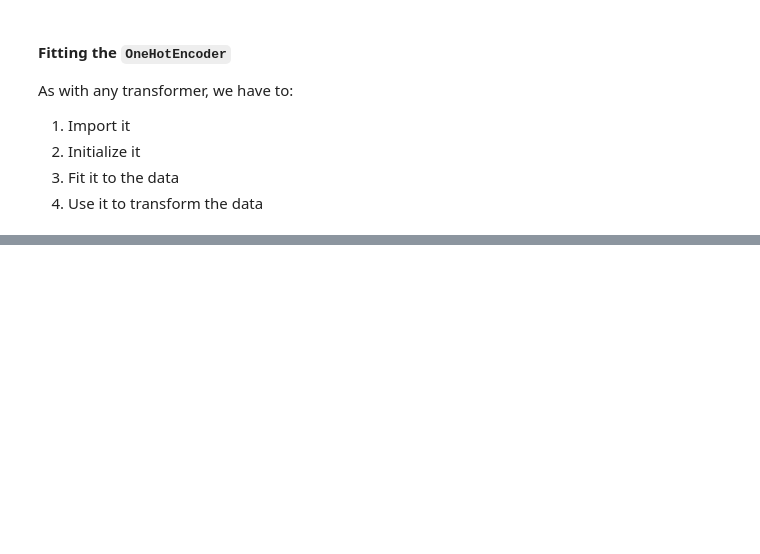
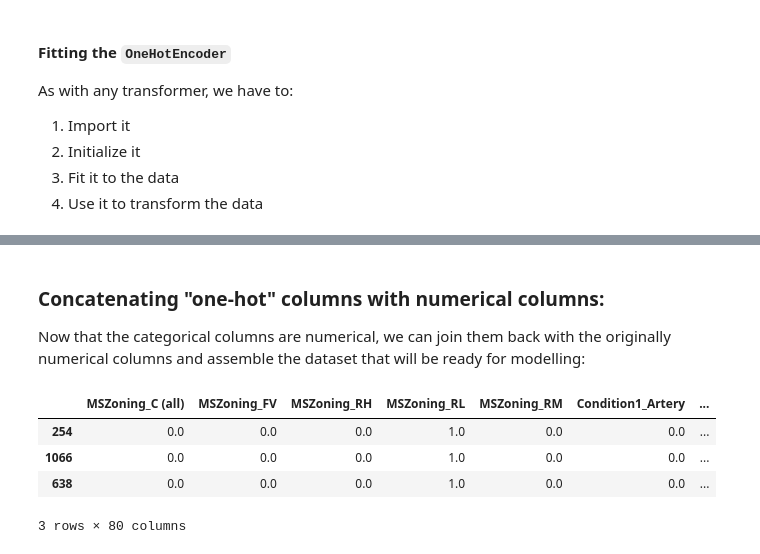
Before and after one commit to Sadia-Khan-Rupa/Chapter_7-Supervised_ML, a Jupyter notebook: Challenge_4.ipynb, the cells around one changed output, grey strips where cells are left out. Drawn from its saved outputs; the diff is of its cells as text; code cells hidden in the pictures; blank space fills up the shorter version.

```diff
--- a/Challenge_4.ipynb
+++ b/Challenge_4.ipynb
@@ -311,4 +311,4 @@ from sklearn.preprocessing import OneHotEncoder
 one_hot_coder = OneHotEncoder(sparse_output=False).set_output(transform='pandas')
 # %%
 #fit it to the data
-X_cat_hot_coded = one_hot_coder.fit(X_cat_imputed)
+one_hot_coder.fit(X_cat_imputed)
@@ -315,3 +317,6 @@ X_cat_hot_coded = one_hot_coder.fit(X_cat_imputed)
+# %%
+#transform the data
+X_cat_hot_coded = one_hot_coder.transform(X_cat_imputed)
 # %%
 X_cat_hot_coded
 # %% [output]
@@ -318,0 +336,13 @@ OneHotEncoder(sparse_output=False)
+# %% [markdown]
+### Concatenating "one-hot" columns with numerical columns:
+
+Now that the categorical columns are numerical, we can join them back with the originally numerical columns and assemble the dataset that will be ready for modelling:
+# %%
+X_imputed_onehot = pd.concat([X_cat_hot_coded, X_num_imputed], axis=1)
+X_imputed_onehot.head(3)
+# %% [output]
+|  | MSZoning_C (all) | MSZoning_FV | MSZoning_RH | MSZoning_RL | MSZoning_RM | Condition1_Artery | ... |
+| 254 | 0.0 | 0.0 | 0.0 | 1.0 | 0.0 | 0.0 | ... |
+| 1066 | 0.0 | 0.0 | 0.0 | 1.0 | 0.0 | 0.0 | ... |
+| 638 | 0.0 | 0.0 | 0.0 | 1.0 | 0.0 | 0.0 | ... |
+3 rows × 80 columns
```
Also changed, not shown: parts of 5 cells of this notebook, 2 other files.
